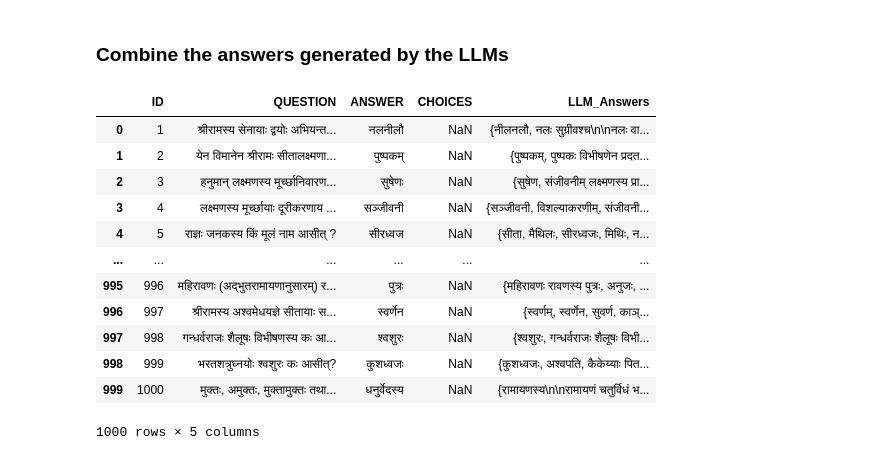
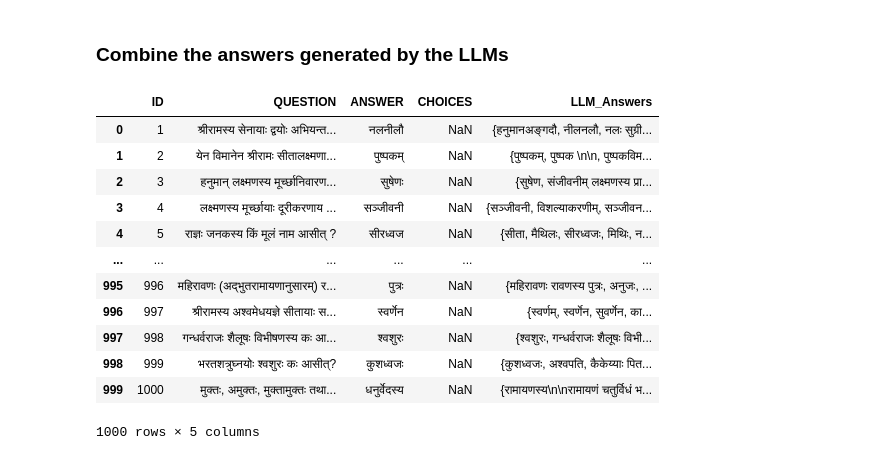
Before and after one commit to mahesh-ak/SktQA, a Jupyter notebook: Plots.ipynb, the cells around one changed output. Cells and saved outputs as stored; diff of their text form; code cells hidden in the pictures.

```diff
--- a/Plots.ipynb
+++ b/Plots.ipynb
@@ -163,23 +165,23 @@ table = str.maketrans(dict.fromkeys(string.punctuation))  # OR {key: None for ke
 # %%
 qa_df['LLM_Answers'] = qa_df.apply(lambda x: set(), axis=1)
 for answer_file in tqdm(answer_files):
     answer_df = pd.read_csv(answer_file, sep='\t').fillna('')
-    methods = [col for col in answer_df.columns if col not in ['ID','QUESTION','ANSWER','CHOICES'] and 'context' not in col]
+    methods = [col for col in answer_df.columns if col not in ['ID','QUESTION','ANSWER','CHOICES'] + LOW_END_MODELS and 'context' not in col]
     qa_df['LLM_Answers_new'] = answer_df.apply(lambda x: [x[m].translate(table) for m in methods], axis=1)
     qa_df['LLM_Answers'] = qa_df.apply(lambda x: x['LLM_Answers'].union(x['LLM_Answers_new']), axis=1)
 qa_df.drop(columns=['LLM_Answers_new'], inplace=True)
 qa_df.apply(lambda x: x['LLM_Answers'].remove('') if '' in x['LLM_Answers'] else None, axis=1)
 qa_df
 # %% [output]
 |  | ID | QUESTION | ANSWER | CHOICES | LLM_Answers |
-| 0 | 1 | श्रीरामस्य सेनायाः द्वयोः अभियन्त... | नलनीलौ | NaN | {नीलनलौ, नलः सुग्रीवश्च\n\nनलः वा... |
-| 1 | 2 | येन विमानेन श्रीरामः सीतालक्ष्मणा... | पुष्पकम् | NaN | {पुष्पकम्, पुष्पकः विभीषणेन प्रदत... |
+| 0 | 1 | श्रीरामस्य सेनायाः द्वयोः अभियन्त... | नलनीलौ | NaN | {हनुमानअङ्गदौ, नीलनलौ, नलः सुग्री... |
+| 1 | 2 | येन विमानेन श्रीरामः सीतालक्ष्मणा... | पुष्पकम् | NaN | {पुष्पकम्, पुष्पक \n\n, पुष्पकविम... |
 | 2 | 3 | हनुमान् लक्ष्मणस्य मूर्च्छानिवारण... | सुषेणः | NaN | {सुषेण, संजीवनीम् लक्ष्मणस्य प्रा... |
-| 3 | 4 | लक्ष्मणस्य मूर्च्छायाः दूरीकरणाय ... | सञ्जीवनी | NaN | {सञ्जीवनी, विशल्याकरणीम्, संजीवनी... |
+| 3 | 4 | लक्ष्मणस्य मूर्च्छायाः दूरीकरणाय ... | सञ्जीवनी | NaN | {सञ्जीवनी, विशल्याकरणीम्, सञ्जीवन... |
 | 4 | 5 | राज्ञः जनकस्य किं मूलं नाम आसीत् ? | सीरध्वज | NaN | {सीता, मैथिलः, सीरध्वजः, मिथिः, न... |
 | ... | ... | ... | ... | ... | ... |
 | 995 | 996 | महिरावणः (अद्भुतरामायणानुसारम्) र... | पुत्रः | NaN | {महिरावणः रावणस्य पुत्रः, अनुजः, ... |
-| 996 | 997 | श्रीरामस्य अश्वमेधयज्ञे सीतायाः स... | स्वर्णेन | NaN | {स्वर्णम्, स्वर्णेन, सुवर्ण, काञ्... |
+| 996 | 997 | श्रीरामस्य अश्वमेधयज्ञे सीतायाः स... | स्वर्णेन | NaN | {स्वर्णम्, स्वर्णेन, सुवर्णेन, का... |
 | 997 | 998 | गन्धर्वराजः शैलूषः विभीषणस्य कः आ... | श्वशुरः | NaN | {श्वशुरः, गन्धर्वराजः शैलूषः विभी... |
 | 998 | 999 | भरतशत्रुघ्नयोः श्वशुरः कः आसीत्? | कुशध्वजः | NaN | {कुशध्वजः, अश्वपति, कैकेय्याः पित... |
 | 999 | 1000 | मुक्तः, अमुक्तः, मुक्तामुक्तः तथा... | धनुर्वेदस्य | NaN | {रामायणस्य\n\nरामायणं चतुर्विधं भ... |
```
Also changed, not shown: parts of 1 cell of this notebook, 5 other files.
